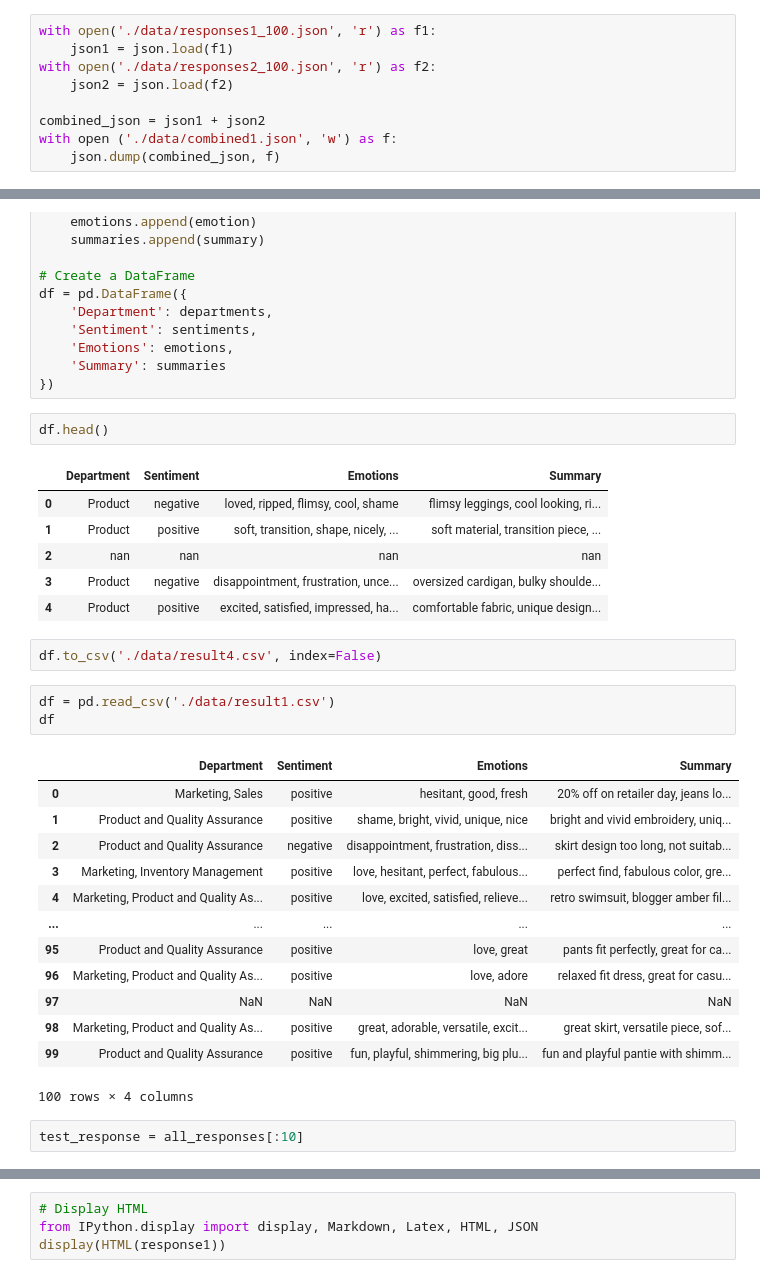
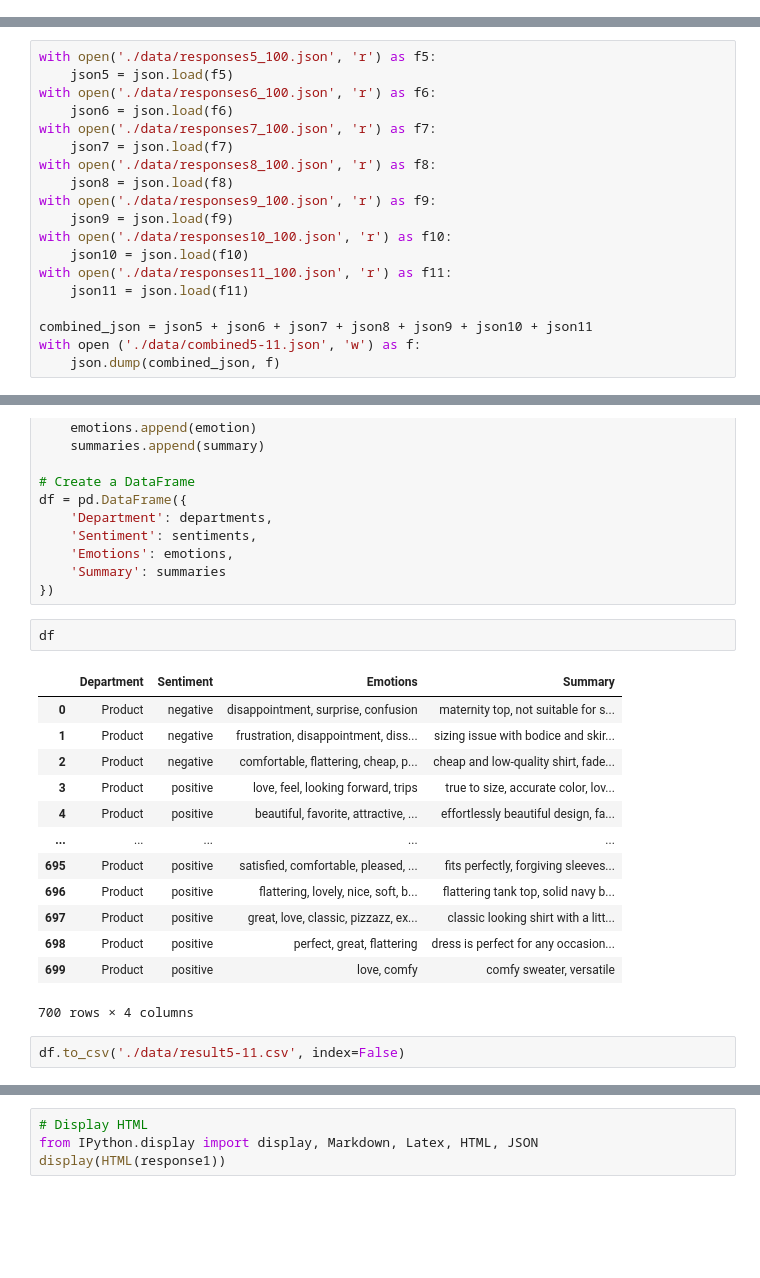
Before and after one commit to hpk0304/sentiment, a Jupyter notebook: Sentiment-Prompt.ipynb, the cells around one changed output, grey strips where cells are left out. Cells and saved outputs as stored; diff of their text form; blank space fills up the shorter version.

```diff
--- a/Sentiment-Prompt.ipynb
+++ b/Sentiment-Prompt.ipynb
@@ -155,9 +129,0 @@ all_responses
-# %%
-with open('./data/responses1_100.json', 'r') as f1:
-    json1 = json.load(f1)
-with open('./data/responses2_100.json', 'r') as f2:
-    json2 = json.load(f2)
-
-combined_json = json1 + json2
-with open ('./data/combined1.json', 'w') as f:
-    json.dump(combined_json, f)
@@ -168,3 +130,22 @@ None
+# %%
+with open('./data/responses5_100.json', 'r') as f5:
+    json5 = json.load(f5)
+with open('./data/responses6_100.json', 'r') as f6:
+    json6 = json.load(f6)
+with open('./data/responses7_100.json', 'r') as f7:
+    json7 = json.load(f7)
+with open('./data/responses8_100.json', 'r') as f8:
+    json8 = json.load(f8)
+with open('./data/responses9_100.json', 'r') as f9:
+    json9 = json.load(f9)
+with open('./data/responses10_100.json', 'r') as f10:
+    json10 = json.load(f10)
+with open('./data/responses11_100.json', 'r') as f11:
+    json11 = json.load(f11)
+
+combined_json = json5 + json6 + json7 + json8 + json9 + json10 + json11
+with open ('./data/combined5-11.json', 'w') as f:
+    json.dump(combined_json, f)
 # %%
 # Initialize empty lists for each column
 departments = []
@@ -209,32 +190,20 @@ df = pd.DataFrame({
     'Summary': summaries
 })
 # %%
-df.head()
+df
 # %% [output]
 |  | Department | Sentiment | Emotions | Summary |
-| 0 | Product | negative | loved, ripped, flimsy, cool, shame | flimsy leggings, cool looking, ri... |
-| 1 | Product | positive | soft, transition, shape, nicely, ... | soft material, transition piece, ... |
-| 2 | nan | nan | nan | nan |
-| 3 | Product | negative | disappointment, frustration, unce... | oversized cardigan, bulky shoulde... |
-| 4 | Product | positive | excited, satisfied, impressed, ha... | comfortable fabric, unique design... |
+| 0 | Product | negative | disappointment, surprise, confusion | maternity top, not suitable for s... |
+| 1 | Product | negative | frustration, disappointment, diss... | sizing issue with bodice and skir... |
+| 2 | Product | negative | comfortable, flattering, cheap, p... | cheap and low-quality shirt, fade... |
+| 3 | Product | positive | love, feel, looking forward, trips | true to size, accurate color, lov... |
+| 4 | Product | positive | beautiful, favorite, attractive, ... | effortlessly beautiful design, fa... |
+| ... | ... | ... | ... | ... |
+| 695 | Product | positive | satisfied, comfortable, pleased, ... | fits perfectly, forgiving sleeves... |
+| 696 | Product | positive | flattering, lovely, nice, soft, b... | flattering tank top, solid navy b... |
+| 697 | Product | positive | great, love, classic, pizzazz, ex... | classic looking shirt with a litt... |
+| 698 | Product | positive | perfect, great, flattering | dress is perfect for any occasion... |
+| 699 | Product | positive | love, comfy | comfy sweater, versatile |
+700 rows × 4 columns
 # %%
-df.to_csv('./data/result4.csv', index=False)
+df.to_csv('./data/result5-11.csv', index=False)
-# %%
-df = pd.read_csv('./data/result1.csv')
-df
-# %% [output]
-|  | Department | Sentiment | Emotions | Summary |
-| 0 | Marketing, Sales | positive | hesitant, good, fresh | 20% off on retailer day, jeans lo... |
-| 1 | Product and Quality Assurance | positive | shame, bright, vivid, unique, nice | bright and vivid embroidery, uniq... |
-| 2 | Product and Quality Assurance | negative | disappointment, frustration, diss... | skirt design too long, not suitab... |
-| 3 | Marketing, Inventory Management | positive | love, hesitant, perfect, fabulous... | perfect find, fabulous color, gre... |
-| 4 | Marketing, Product and Quality As... | positive | love, excited, satisfied, relieve... | retro swimsuit, blogger amber fil... |
-| ... | ... | ... | ... | ... |
-| 95 | Product and Quality Assurance | positive | love, great | pants fit perfectly, great for ca... |
-| 96 | Marketing, Product and Quality As... | positive | love, adore | relaxed fit dress, great for casu... |
-| 97 | NaN | NaN | NaN | NaN |
-| 98 | Marketing, Product and Quality As... | positive | great, adorable, versatile, excit... | great skirt, versatile piece, sof... |
-| 99 | Product and Quality Assurance | positive | fun, playful, shimmering, big plu... | fun and playful pantie with shimm... |
-100 rows × 4 columns
-# %%
-test_response = all_responses[:10]
```
Also changed, not shown: parts of 15 cells of this notebook, 2 other files.
